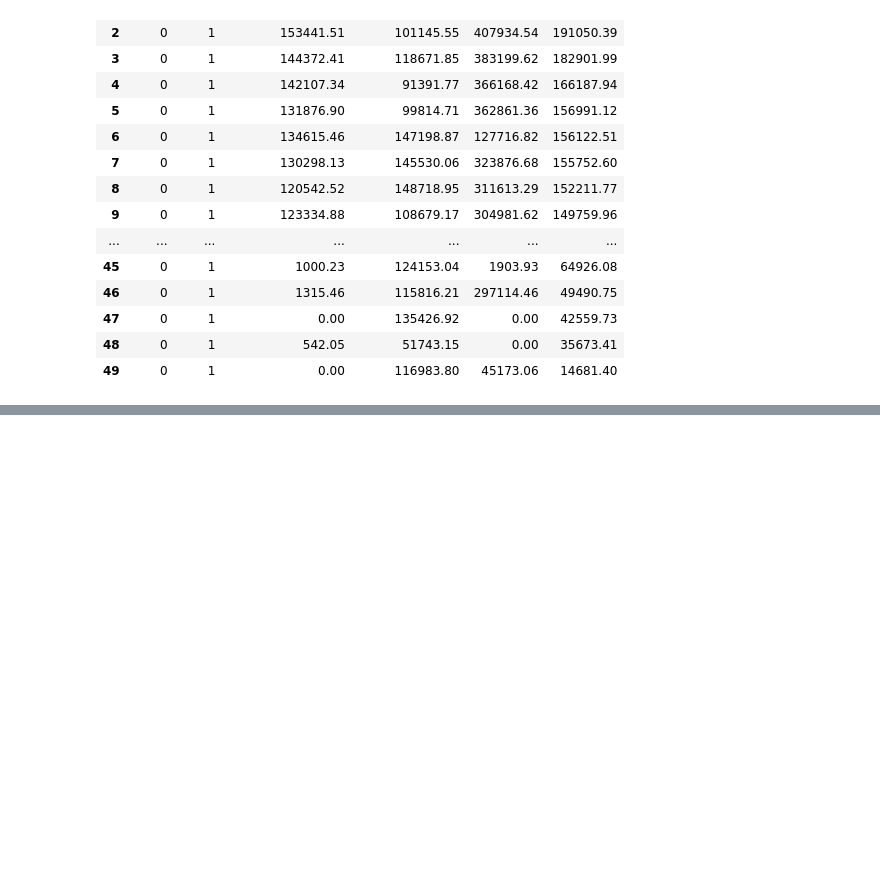
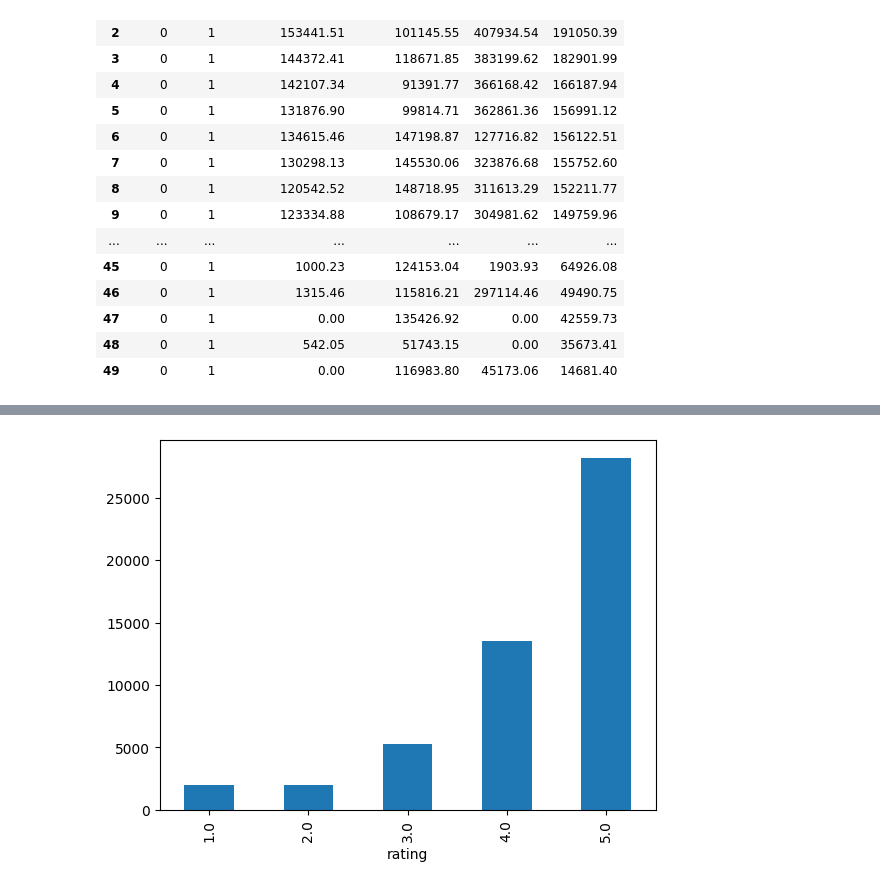
Before and after one commit to ejaj/machine-learning, a Jupyter notebook: feature-engineering.ipynb, the cells around one changed output, grey strips where cells are left out. Cells and saved outputs as stored; diff of their text form; code cells hidden in the pictures; blank space fills up the shorter version.

```diff
--- a/feature-engineering.ipynb
+++ b/feature-engineering.ipynb
@@ -258,0 +487,3 @@ encoders.fit_transform(df)
+# %%
+udf = pd.read_csv('universal_studio_branches.csv')
+udf.head(10)
@@ -258,0 +502,3 @@ encoders.fit_transform(df)
+# %%
+udf['text'] = udf['title'] + " " + udf['review_text']
+udf
@@ -258,0 +519,5 @@ encoders.fit_transform(df)
+# %%
+udf.groupby('rating').text.count().plot.bar(ylim=0)
+plt.show()
+# %% [output]
+[figure, added]
```
Also changed, not shown: parts of 44 cells of this notebook, 6 other files.
